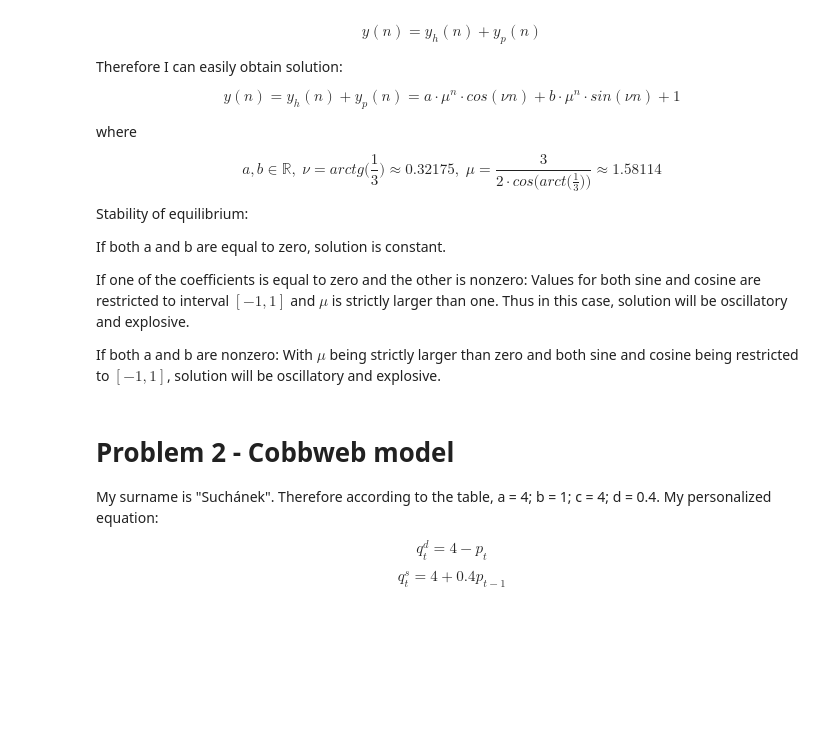
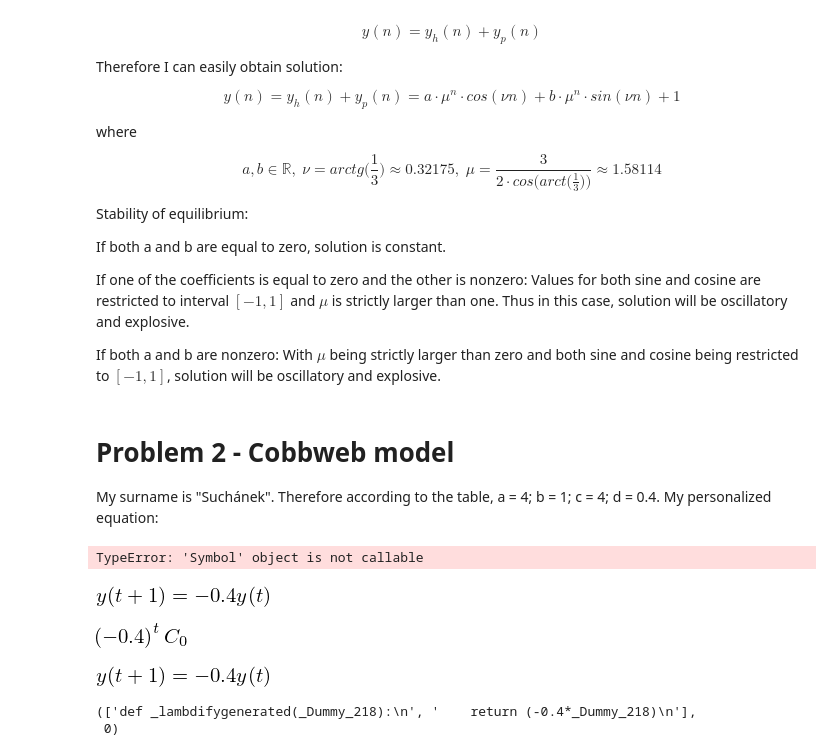
Before and after one commit to magicbeans817/PS2, a Jupyter notebook: PS1.ipynb, the cells around one changed output. Drawn from its saved outputs; the diff is of its cells as text; code cells hidden in the pictures; blank space fills up the shorter version.

```diff
--- a/PS1.ipynb
+++ b/PS1.ipynb
@@ -151,10 +162,3 @@ If both a and b are nonzero: With $\mu$ being strictly larger than zero and both
 
 My surname is "Suchánek". Therefore according to the table, a = 4; b = 1; c = 4; d = 0.4.
 My personalized equation:
-
-\begin{equation*}
-q_t^d=4-p_t
-\end{equation*}
-\begin{equation*}
-q_t^s=4+0.4p_{t-1}
-\end{equation*}
@@ -172,6 +174,15 @@ sp.init_printing()
+# %%
+demand = sp.Eq(Qd, a - b*p(t))
+supply = sp.Eq(Qs, c + d*p(t-1))
+display(demand, supply)
+# %% [output]
+TypeError: 'Symbol' object is not callable
 # %%
 t = sp.Symbol('t', integer = True)
 y = sp.Function('y')
 equation = sp.Eq(y(t+1), -4/10*y(t)) #my personalized equation
-equation
-sp.rsolve(equation, y(t))
+solution = sp.rsolve(equation, y(t)) #solution of the equation
+display(equation, solution)
+# %% [output]
+[figure, added]
+[figure, added]
@@ -177,0 +209,11 @@ sp.rsolve(equation, y(t))
+# %%
+# prepare a python function
+recF = sp.lambdify(y(t), equation.rhs, "numpy")
+display(
+    equation,
+    inspect.findsource(recF)
+    )
+# %% [output]
+[figure, added]
+(['def _lambdifygenerated(_Dummy_218):\n', '    return (-0.4*_Dummy_218)\n'],
+ 0)
```
Also changed, not shown: parts of 5 cells of this notebook.
